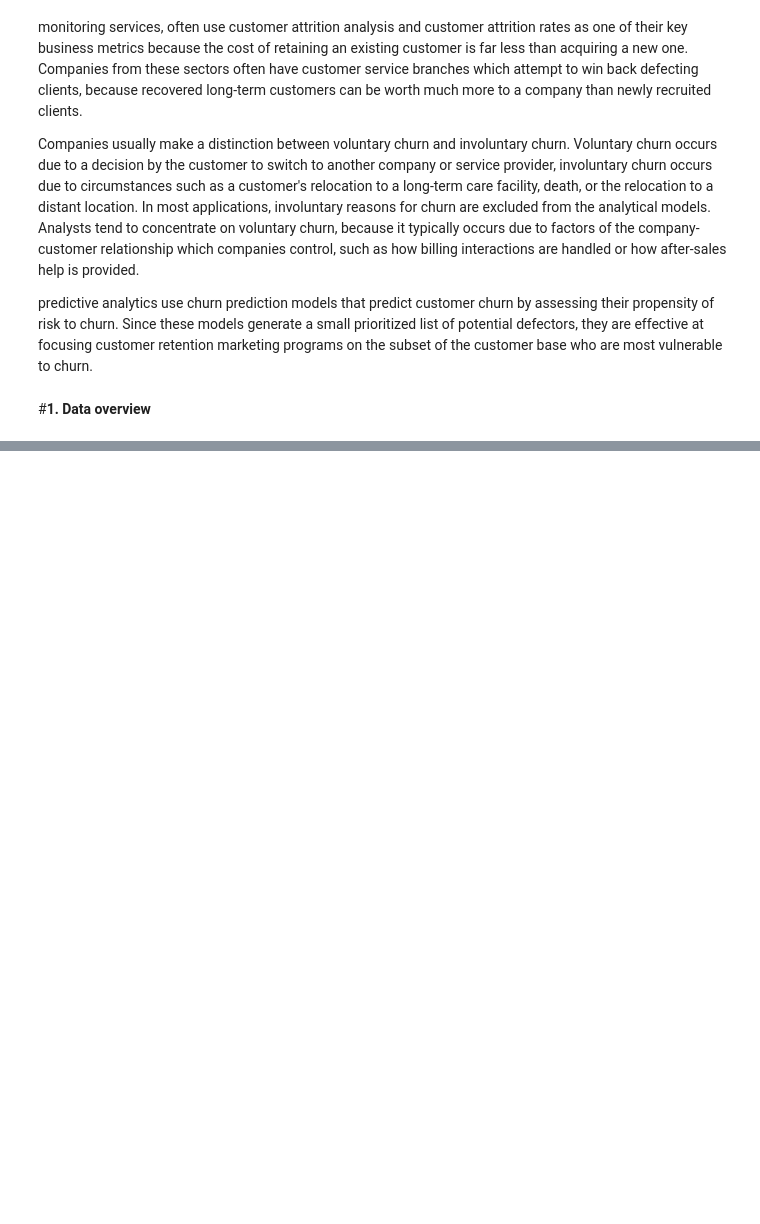
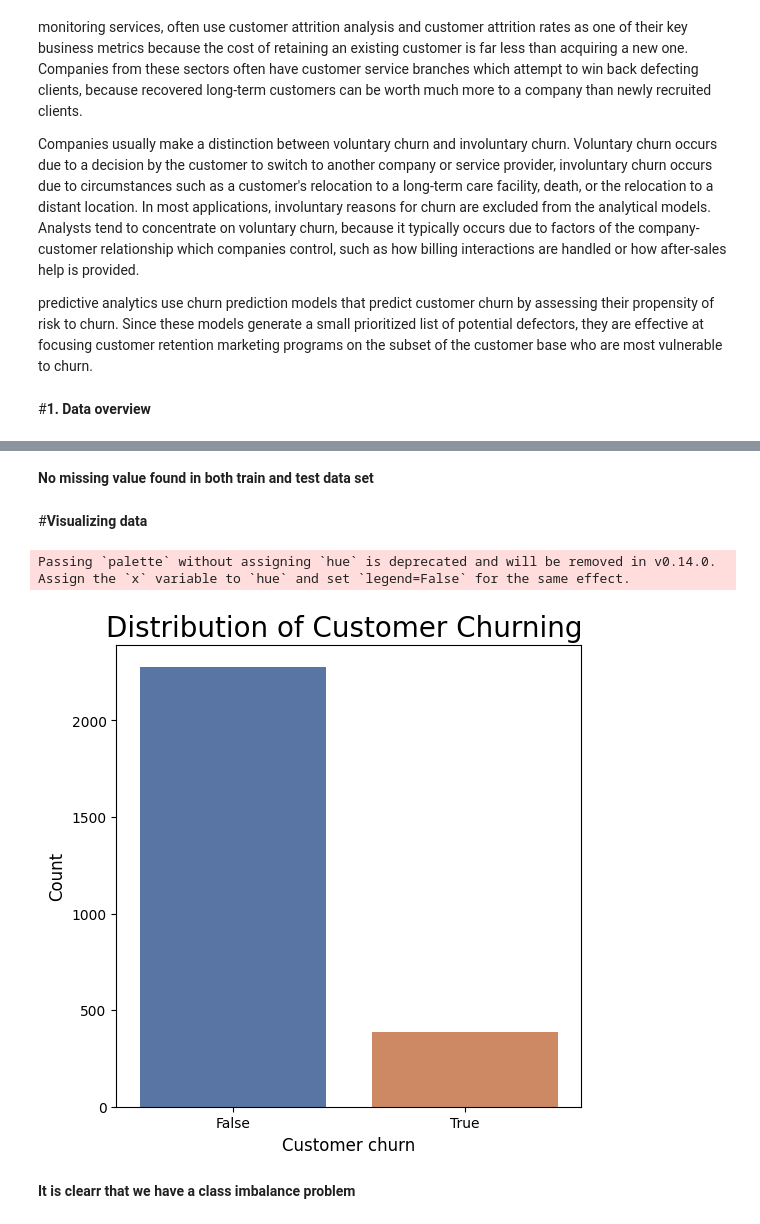
Before and after one commit to fishitmo/Takeobds, a Jupyter notebook: Customer_churn_prediction_Telecom_Churn_Dataset.ipynb, the cells around one changed output, grey strips where cells are left out. Saved outputs shown, nothing was run; the diff lists cells and outputs as text; code cells hidden in the pictures; blank space fills up the shorter version.

```diff
--- a/Customer_churn_prediction_Telecom_Churn_Dataset.ipynb
+++ b/Customer_churn_prediction_Telecom_Churn_Dataset.ipynb
@@ -521,0 +38,2 @@ plot_radar(dat_rad, 0, "Not churn customers")
+# %%
+train = pd.read_csv(filename)
@@ -521,0 +166,17 @@ plot_radar(dat_rad, 0, "Not churn customers")
+# %% [markdown]
+**No missing value found in both train and test data set**
+# %% [markdown]
+#**Visualizing data**
+# %%
+#Target Variable data distribution
+plt.figure(figsize=(6,6))
+sns.countplot(x = train.Churn,palette='deep')
+plt.xlabel('Customer churn', fontsize= 12)
+plt.ylabel('Count', fontsize= 12)
+plt.title("Distribution of Customer Churning ",fontsize= 20)
+plt.show()
+# %% [output]
+Passing `palette` without assigning `hue` is deprecated and will be removed in v0.14.0. Assign the `x` variable to `hue` and set `legend=False` for the same effect.
+[figure, added]
+# %% [markdown]
+**It is clearr that we have a class imbalance problem**
```
Also changed, not shown: parts of 133 cells of this notebook.
